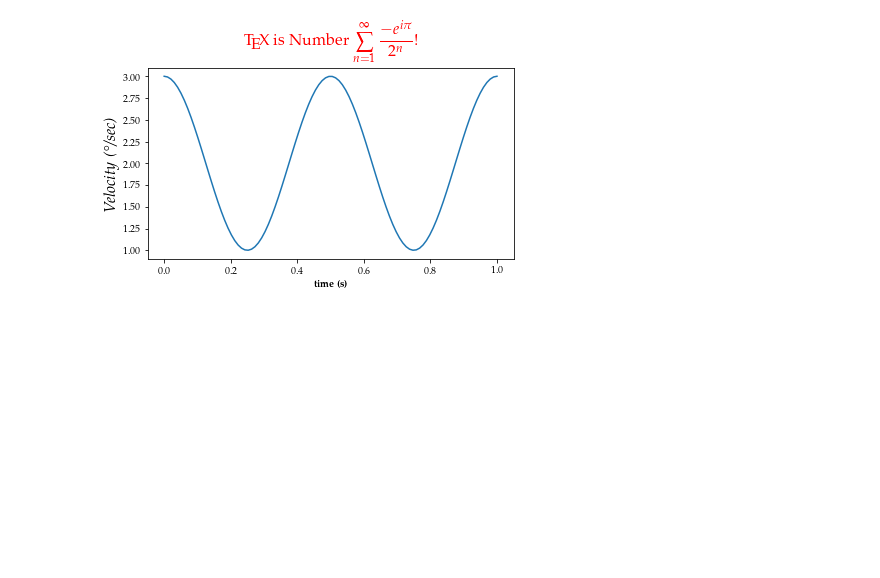
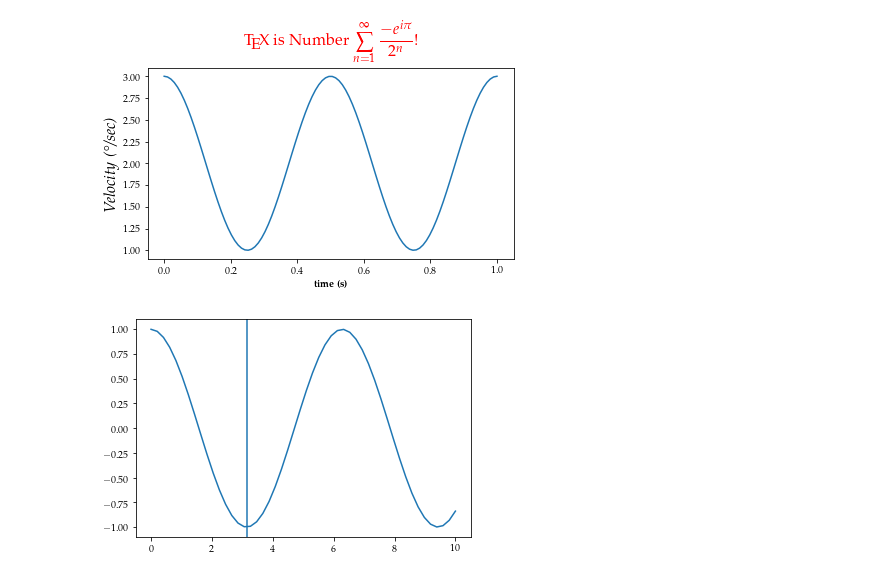
Before and after one commit to HB-10/demo-repo, a Jupyter notebook: test.ipynb, the cells around one changed output. Drawn from its saved outputs; the diff is of its cells as text; code cells hidden in the pictures; blank space fills up the shorter version.

Commit message:
vertical line plot

```diff
--- a/test.ipynb
+++ b/test.ipynb
@@ -33,3 +33,12 @@ ax.set_title(r'\TeX\ is Number $\displaystyle\sum_{n=1}^\infty'
 # %% [output]
 Text(0.5, 1.0, '\\TeX\\ is Number $\\displaystyle\\sum_{n=1}^\\infty\\frac{-e^{i\\pi}}{2^n}$!')
 [figure]
+# %%
+x = np.linspace(0.0, 10.0)
+
+c = np.cos( x)
+plt.plot(x, c)
+plt.axvline(x=np.pi)
+plt.show()
+# %% [output]
+[figure, added]
```
